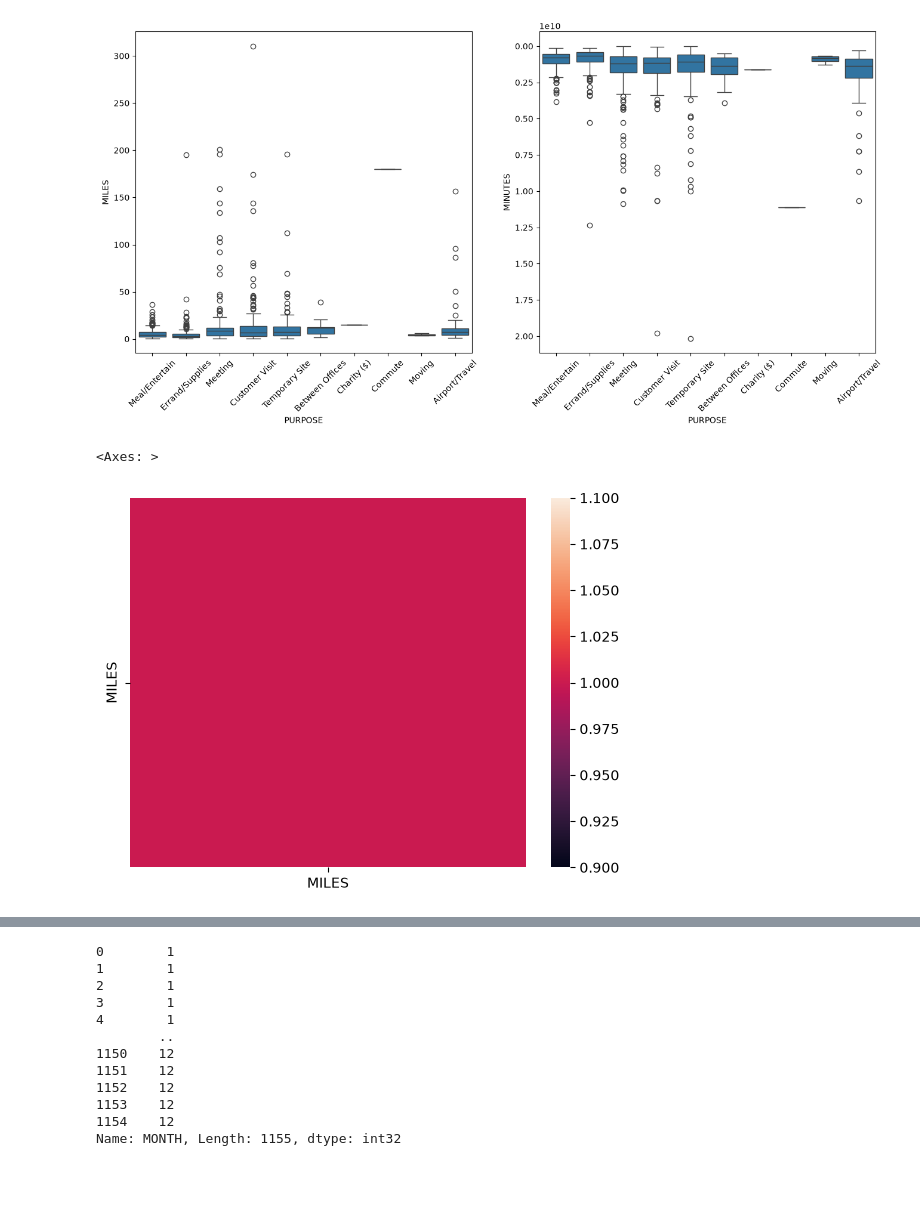
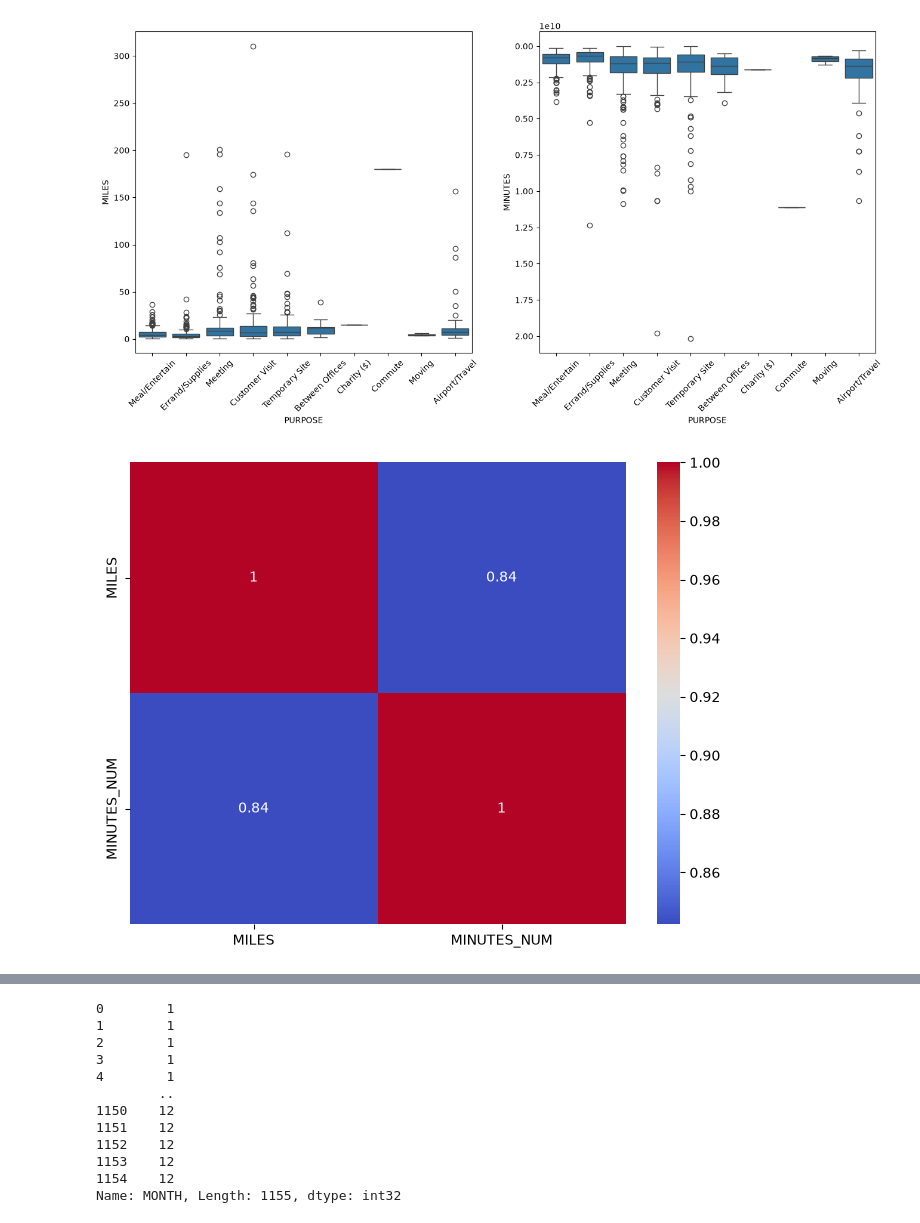
Before and after one commit to SKNOMERCY/Uber-Trip-Data-Analysis, a Jupyter notebook: notebook/Uber_Trip_Analytics.ipynb, the cells around one changed output, grey strips where cells are left out. Drawn from its saved outputs; the diff is of its cells as text; code cells hidden in the pictures; blank space fills up the shorter version.

```diff
--- a/notebook/ProjJup.ipynb
+++ b/notebook/Uber_Trip_Analytics.ipynb
@@ -18,7 +18,7 @@ import warnings
 
 warnings.filterwarnings('ignore')
 # %%
-df = pd.read_csv("data/My Uber Drives - 2016.csv")
+df = pd.read_csv("../data/My Uber Drives - 2016.csv")
 df
 # %% [output]
 |  | START_DATE* | END_DATE* | CATEGORY* | START* | STOP* | MILES* | PURPOSE* |
@@ -326,10 +326,12 @@ plt.xticks(rotation = 45)
   Text(9, 0, 'Airport/Travel')])
 [figure]
 # %%
-sns.heatmap(df.corr(numeric_only=True))
+plt.figure(figsize=(8, 6))
+
+sns.heatmap(df[['MILES', 'MINUTES_NUM']].corr(), annot=True, cmap='coolwarm')
+plt.show()
 # %% [output]
-<Axes: >
-[figure, old version]
+[figure, new version]
 # %%
 df['MONTH'] = pd.DatetimeIndex(df['START_DATE']).month
 df
```
Also changed, not shown: parts of 2 cells of this notebook, 6 other files.
